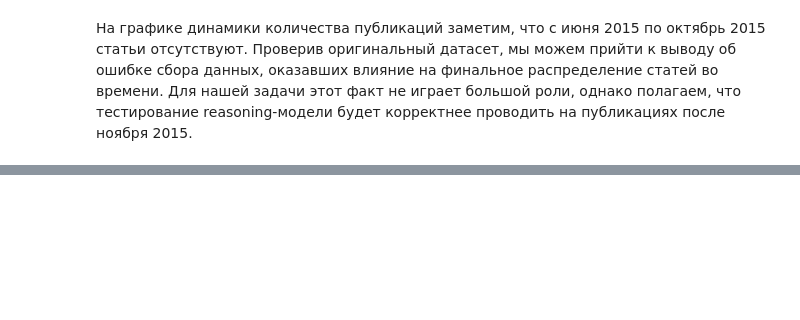
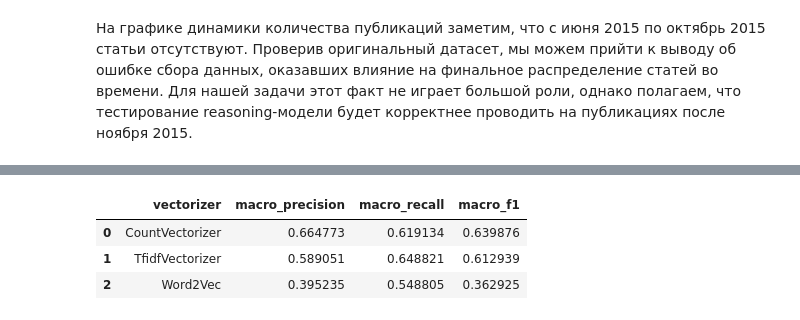
Before and after one commit to karakumka/neto_final, a Jupyter notebook: Project.ipynb, the cells around one changed output, grey strips where cells are left out. Cells and saved outputs as stored; diff of their text form; code cells hidden in the pictures; blank space fills up the shorter version.

Commit message:
part 2 - classification. 3 vectorizers added

```diff
--- a/Project.ipynb
+++ b/Project.ipynb
@@ -190,0 +356,25 @@ data.head()
+# %%
+from gensim.models.word2vec import Word2Vec
+word_2vec = Word2Vec(X_train_w2vec, workers=1, vector_size=100, min_count=3, window=5, sg=1, epochs=15, seed=42)
+# %%
+import numpy as np
+
+def get_text_embedding(text):
+    result = []
+    for word in word_tokenize(text.lower()):
+        if word in word_2vec.wv:
+            result.append(word_2vec.wv[word])
+
+    if len(result):
+        result = np.average(result, axis=0)
+    else:
+        result = np.zeros(100)
+    return result
+
+X_train_w2vec_text = [get_text_embedding(text) for text in tqdm(X_train)]
+X_test_w2vec_text = [get_text_embedding(text) for text in tqdm(X_test)]
+# %%
+lr = LogisticRegression(class_weight="balanced", random_state=42)
+lr.fit(X_train_w2vec_text, y_train)
+pred = lr.predict(X_test_w2vec_text)
+print(classification_report(y_test, pred))
@@ -190,0 +391,9 @@ data.head()
+# %%
+metrics.append(get_metrics('Word2Vec', y_test, pred))
+# %%
+pd.DataFrame(metrics)
+# %% [output]
+|  | vectorizer | macro_precision | macro_recall | macro_f1 |
+| 0 | CountVectorizer | 0.664773 | 0.619134 | 0.639876 |
+| 1 | TfidfVectorizer | 0.589051 | 0.648821 | 0.612939 |
+| 2 | Word2Vec | 0.395235 | 0.548805 | 0.362925 |
```
Also changed, not shown: parts of 23 cells of this notebook.
